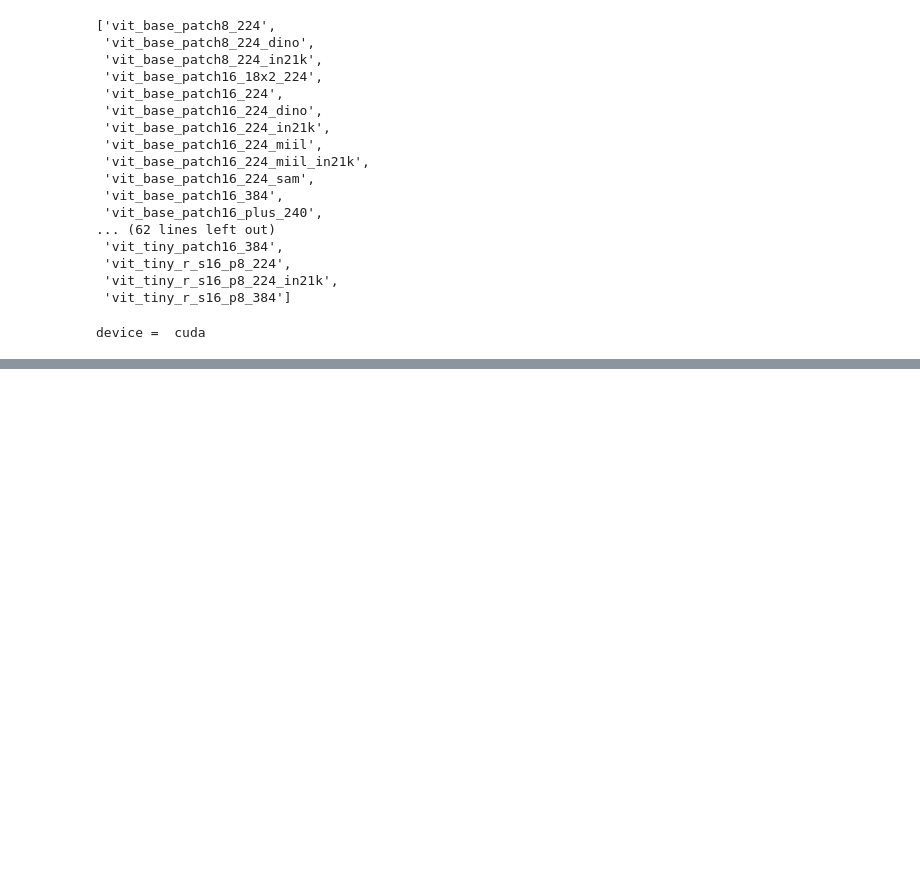
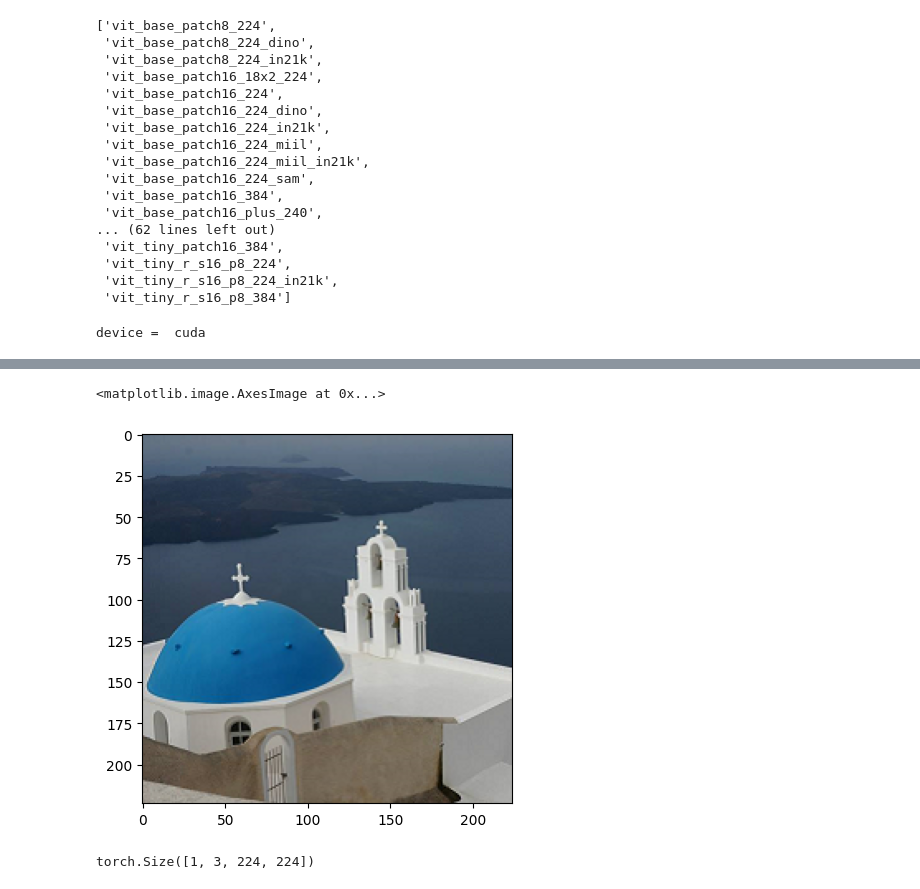
Before and after one commit to mostafa-ja/Transformers, a Jupyter notebook: Vision_Transformer.ipynb, the cells around one changed output, grey strips where cells are left out. Drawn from its saved outputs; the diff is of its cells as text; code cells hidden in the pictures; blank space fills up the shorter version.

```diff
--- a/Vision_Transformer.ipynb
+++ b/Vision_Transformer.ipynb
@@ -43,0 +118,5 @@ device =  cuda
+# %%
+# Demo Image
+!wget https://github.com/hirotomusiker/schwert_colab_data_storage/blob/master/images/vit_demo/santorini.png?raw=true -O santorini.png
+img = PIL.Image.open('santorini.png')
+img_tensor = transforms(img).unsqueeze(0).to(device)
@@ -43,0 +143,9 @@ device =  cuda
+# %%
+plt.imshow(img)
+# %% [output]
+<matplotlib.image.AxesImage at 0x...>
+[figure, added]
+# %%
+img_tensor.shape
+# %% [output]
+torch.Size([1, 3, 224, 224])
```
Also changed, not shown: parts of 23 cells of this notebook.
